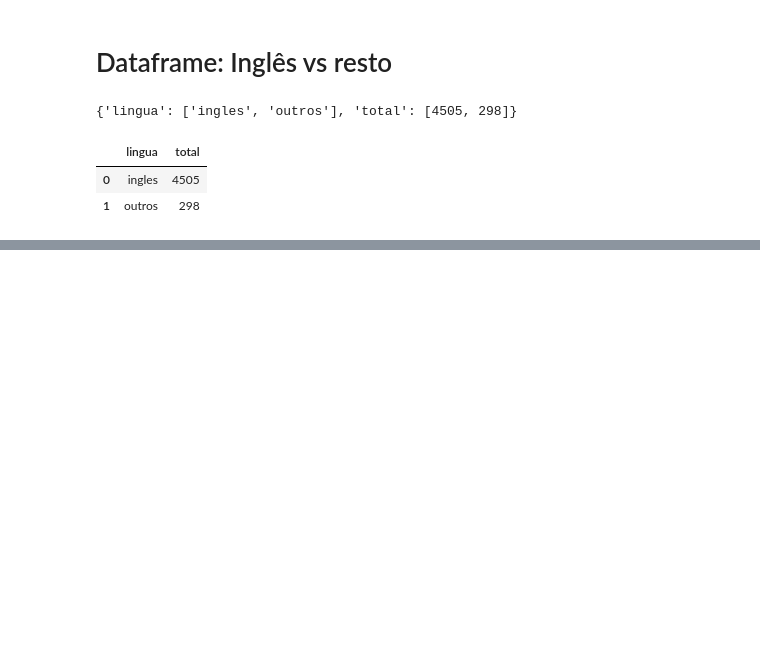
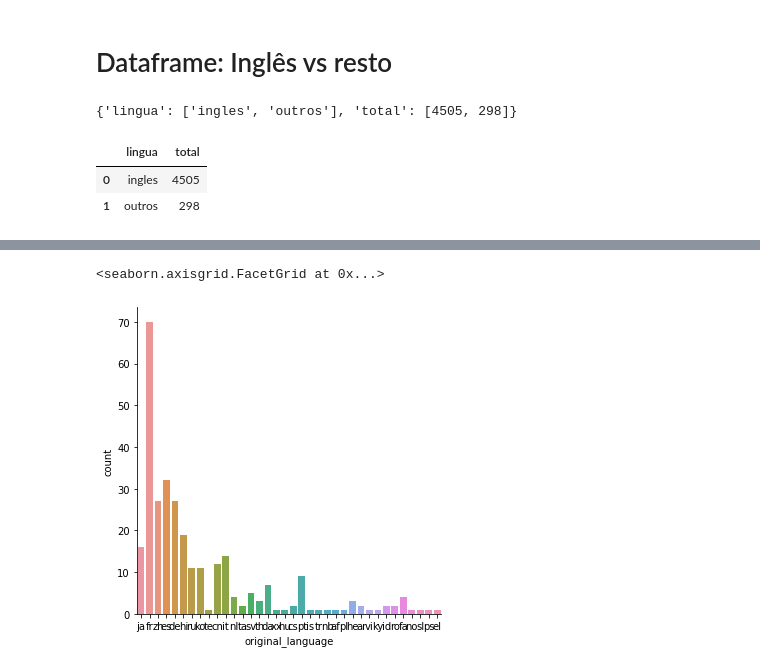
Before and after one commit to AndradeJV/analise-notas-filmes, a Jupyter notebook: src/data-visualization-tmdb.ipynb, the cells around one changed output, grey strips where cells are left out. Cells and saved outputs as stored; diff of their text form; code cells hidden in the pictures; blank space fills up the shorter version.

```diff
--- a/src/data-visualization-tmdb.ipynb
+++ b/src/data-visualization-tmdb.ipynb
@@ -73,0 +82,7 @@ sns.barplot(x = "lingua", y = "total", data = dados)
+# %%
+filmes_diferentes_ingles = tmdb.query("original_language != 'en'")
+
+total_por_lingua_diferente_ingles = filmes_diferentes_ingles.sum()
+
+
+print(f'Filmes cujo idioma original é diferente de inglês: {total_por_lingua_diferente_ingles}')
@@ -73,0 +108,5 @@ sns.barplot(x = "lingua", y = "total", data = dados)
+# %%
+sns.catplot(x = "original_language", kind="count", data = filmes_diferentes_ingles)
+# %% [output]
+<seaborn.axisgrid.FacetGrid at 0x...>
+[figure, added]
```
Also changed, not shown: parts of 4 cells of this notebook.
